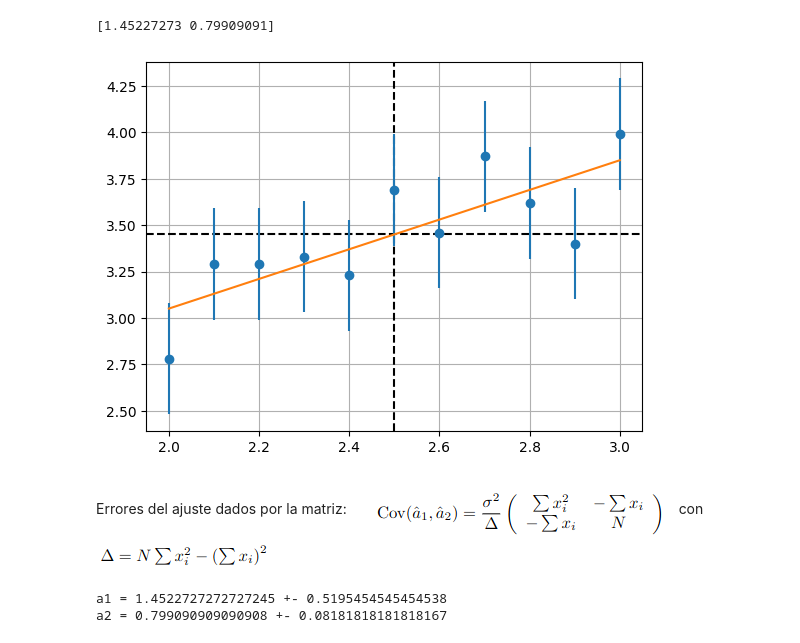
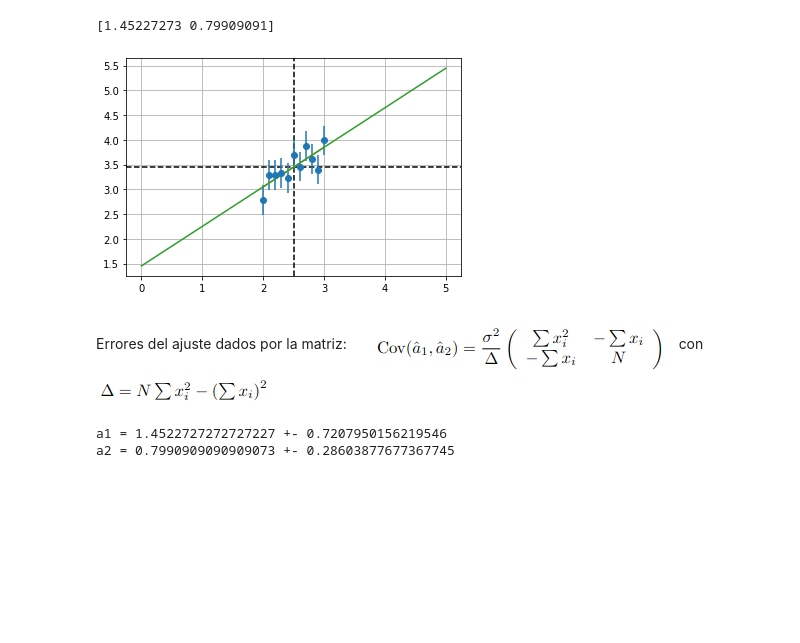
Before and after one commit to tdinapoli/mefe, a Jupyter notebook: tps/tp2/tp2.ipynb, the cells around one changed output. Drawn from its saved outputs; the diff is of its cells as text; code cells hidden in the pictures; blank space fills up the shorter version.

```diff
--- a/tps/tp2/tp2.ipynb
+++ b/tps/tp2/tp2.ipynb
@@ -35,18 +36,23 @@ A = np.linalg.inv(Xls.T @ Xls) @ Xls.T @ Y.T
 print(A)
 # %% [output]
 [1.45227273 0.79909091]
+# %%
+def lineal(x, a1, a2):
+    x = np.array(x)
+    return a1 + x*a2
 # %%
 X = np.arange(2, 3.10, 0.10)
 Y = np.array([2.78, 3.29, 3.29, 3.33, 3.23, 3.69, 3.46, 3.87, 3.62, 3.40, 3.99])
 N = len(X)
 Xm, Ym = np.mean(X), np.mean(Y)
 plt.axhline(Ym, linestyle="dashed", color="k")
 plt.axvline(Xm, linestyle="dashed", color="k")
 plt.errorbar(X,Y, fmt='o', yerr=0.3)
 plt.plot(Xls[:,1], Xls @ A)
+plt.plot([0, 5], lineal([0,5], *A))
 plt.grid()
 # %% [output]
-[figure, old version]
+[figure, new version]
 # %% [markdown]
 Errores del ajuste dados por la matriz:
 ![image.png](attachment:image.png)
@@ -59,11 +65,11 @@ sigma = 0.3
 erra1 = sigma**2/delta * np.sum(X**2)
 erra2 = sigma**2/delta * N
 a1, a2 = A
-print(f"a1 = {a1} +- {erra1}")
-print(f"a2 = {a2} +- {erra2}")
+print(f"a1 = {a1} +- {np.sqrt(erra1)}")
+print(f"a2 = {a2} +- {np.sqrt(erra2)}")
 # %% [output]
-a1 = 1.4522727272727245 +- 0.5195454545454538
-a2 = 0.799090909090908 +- 0.08181818181818167
+a1 = 1.4522727272727227 +- 0.7207950156219546
+a2 = 0.7990909090909073 +- 0.28603877677367745
 # %% [markdown]
 Calculo R^2 con estas formulas:
 ![image.png](attachment:image.png)
```
Also changed, not shown: parts of 7 cells of this notebook, 2 other files.
